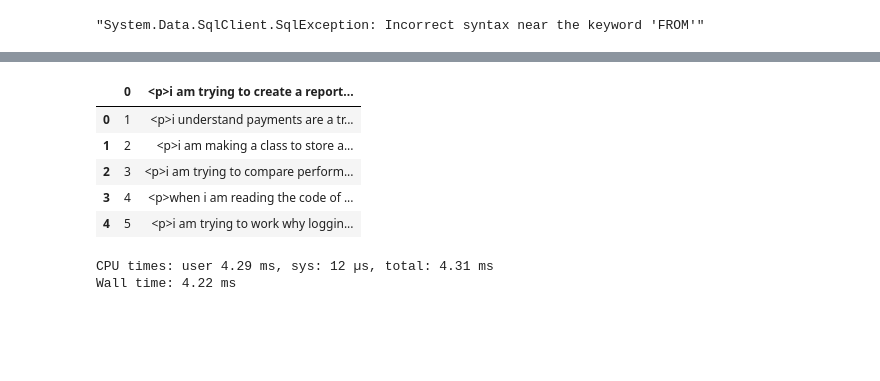
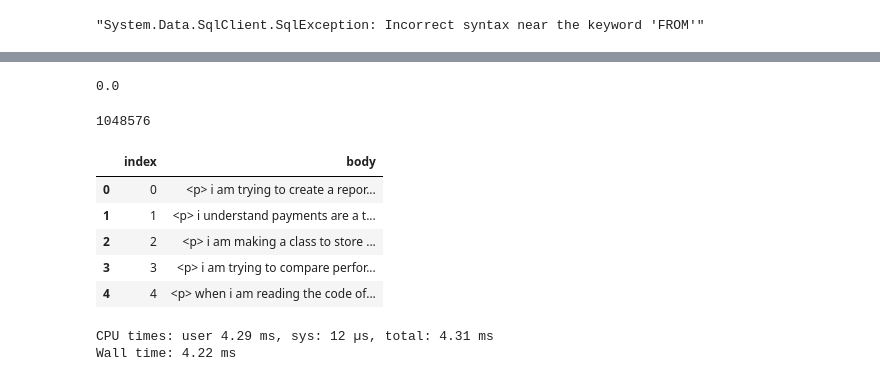
Before and after one commit to nealde/Insight, a Jupyter notebook: mvp/mvp.ipynb, the cells around one changed output, grey strips where cells are left out. Cells and saved outputs as stored; diff of their text form; code cells hidden in the pictures; blank space fills up the shorter version.

Commit message:
added some files for parsing these very messy csvs and added an MVP candidate to be polished on the remote machine

```diff
--- a/mvp/mvp.ipynb
+++ b/mvp/mvp.ipynb
@@ -185,13 +241,24 @@ idf = IDF().fit(tf)
+# %%
+a = similarities.collect()
+# print(min(a))
+# %% [output]
+0.0
+# %%
+# print(max(a))
+# print(candidateTf.shape)
+print(hashingTF.numFeatures)
+# %% [output]
+1048576
 # %%
 # df = pd.read_csv("pq_clean.csv")
-df.head()
+# d2.head()
 # %% [output]
-|  | 0 | <p>i am trying to create a report... |
-| 0 | 1 | <p>i understand payments are a tr... |
-| 1 | 2 | <p>i am making a class to store a... |
-| 2 | 3 | <p>i am trying to compare perform... |
-| 3 | 4 | <p>when i am reading the code of ... |
-| 4 | 5 | <p>i am trying to work why loggin... |
+|  | index | body |
+| 0 | 0 | <p> i am trying to create a repor... |
+| 1 | 1 | <p> i understand payments are a t... |
+| 2 | 2 | <p> i am making a class to store ... |
+| 3 | 3 | <p> i am trying to compare perfor... |
+| 4 | 4 | <p> when i am reading the code of... |
 # %%
 %time tfidf_representation = tfidf(df)
 # %% [output]
```
Also changed, not shown: parts of 19 cells of this notebook, 3 other files.
